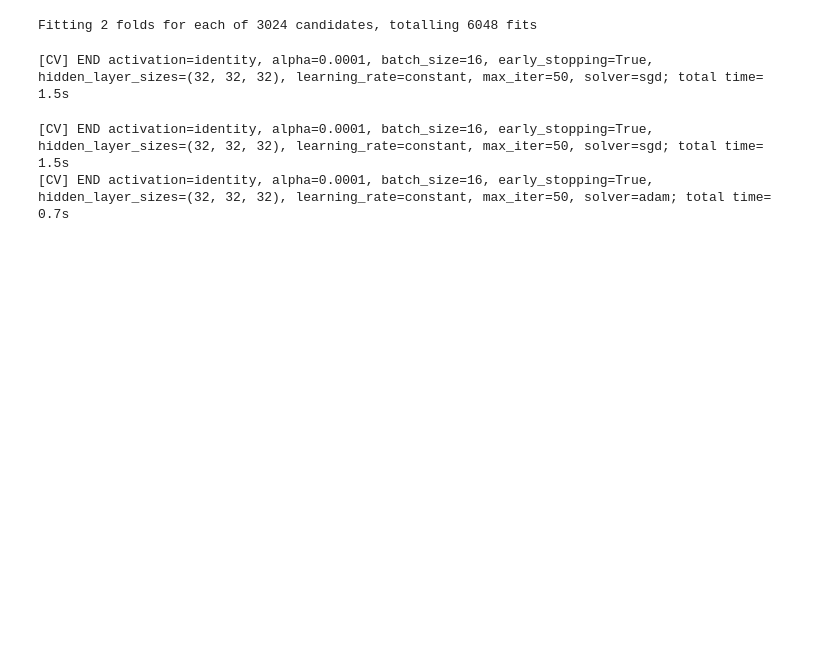
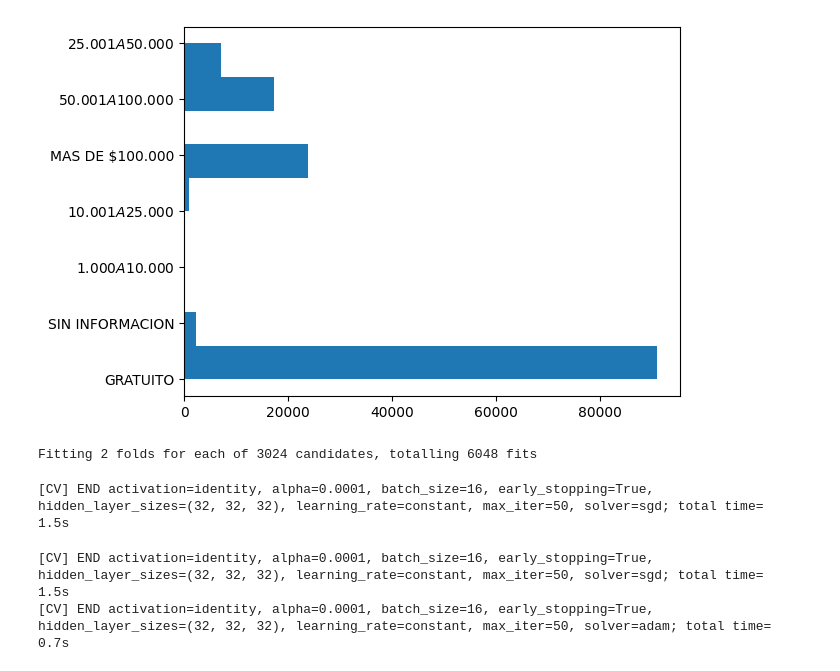
Before and after one commit to Benjaxmen/prediccion-puntaje, a Jupyter notebook: implementacion_mlp.ipynb, the cells around one changed output. Cells and saved outputs as stored; diff of their text form; code cells hidden in the pictures; blank space fills up the shorter version.

```diff
--- a/implementacion_mlp.ipynb
+++ b/implementacion_mlp.ipynb
@@ -10,6 +10,12 @@ from sklearn.neural_network import MLPRegressor
 from sklearn.model_selection import GridSearchCV
 # %%
 df = pd.read_csv('data.csv')
+# %%
+import seaborn as sns
+plt.hist(data=df, x='PAGO_MENSUAL2023',orientation='horizontal')
+plt.show()
+# %% [output]
+[figure, added]
 # %%
 from sklearn.preprocessing import OneHotEncoder, LabelEncoder
 columns_to_label_encode = ['NOMBRE_UNIDAD_EDUC', 'NOMBRE_COMUNA_EGRESO',
```
Also changed, not shown: 9 other files.
